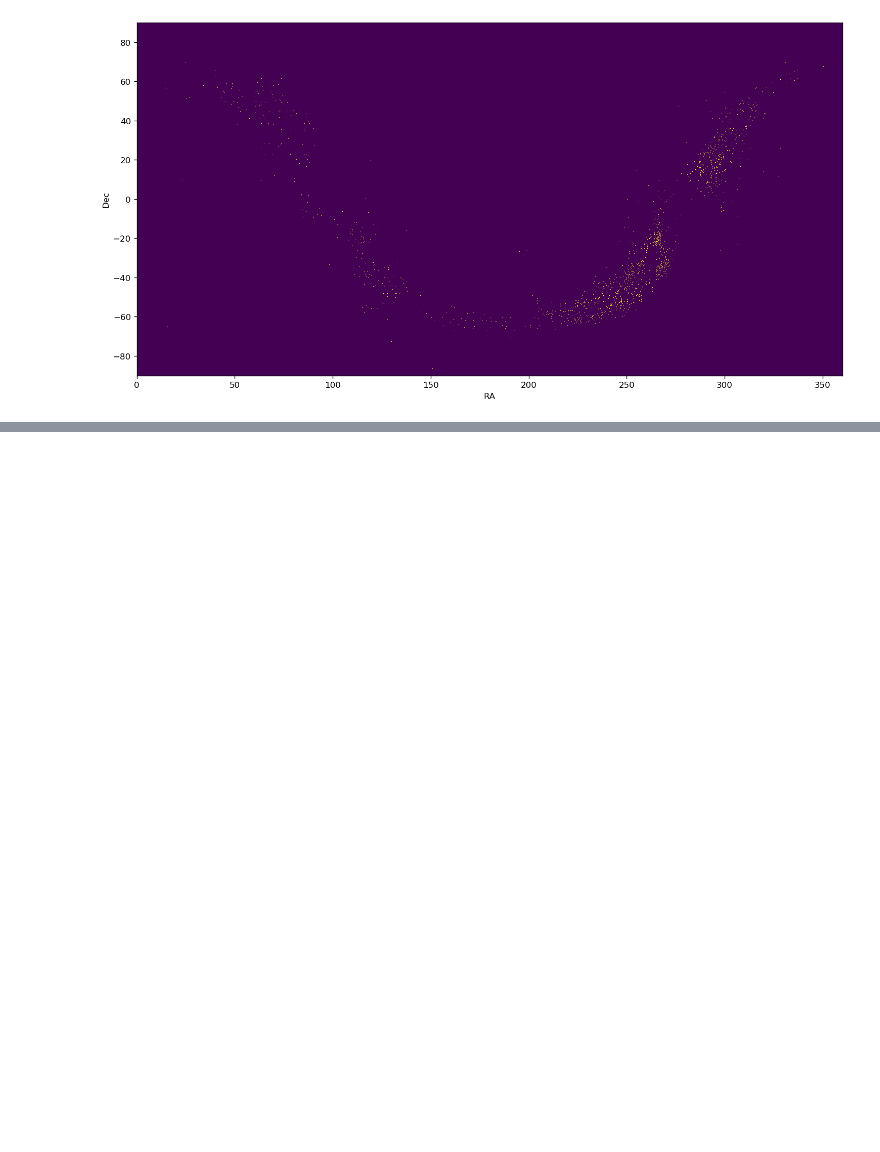
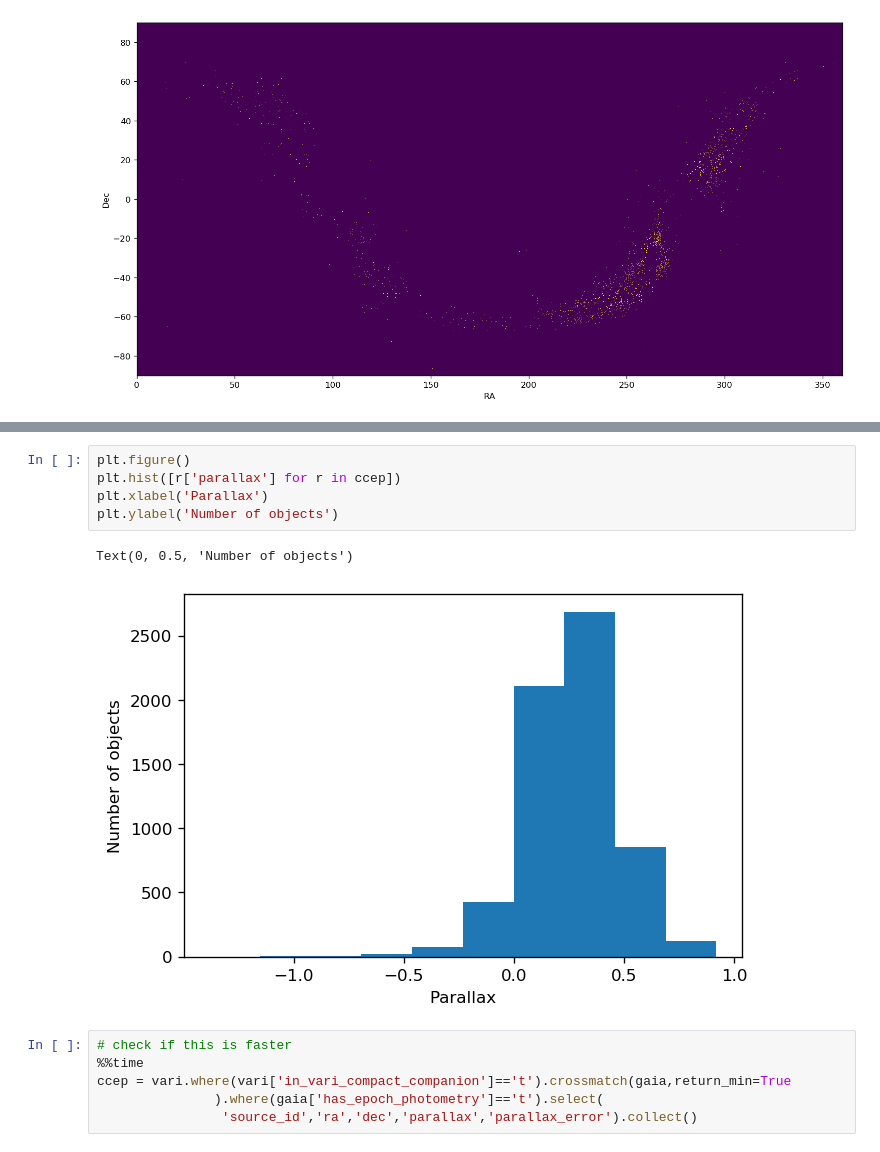
Before and after one commit to dirac-institute/AXS_Gaia_DR3, a Jupyter notebook: GDR3_playground_2022-06-16.ipynb, the cells around one changed output, grey strips where cells are left out. Cells and saved outputs as stored; diff of their text form; blank space fills up the shorter version.

```diff
--- a/GDR3_playground_2022-06-16.ipynb
+++ b/GDR3_playground_2022-06-16.ipynb
@@ -196,0 +210,14 @@ cclc = vari.where(vari['in_vari_compact_companion']=='t').crossmatch(lc,return_m
+# %%
+plt.figure()
+plt.hist([r['parallax'] for r in ccep])
+plt.xlabel('Parallax')
+plt.ylabel('Number of objects')
+# %% [output]
+Text(0, 0.5, 'Number of objects')
+[figure, added]
+# %%
+# check if this is faster
+%%time
+ccep = vari.where(vari['in_vari_compact_companion']=='t').crossmatch(gaia,return_min=True
+               ).where(gaia['has_epoch_photometry']=='t').select(
+                'source_id','ra','dec','parallax','parallax_error').collect()
```
Also changed, not shown: parts of 22 cells of this notebook.
